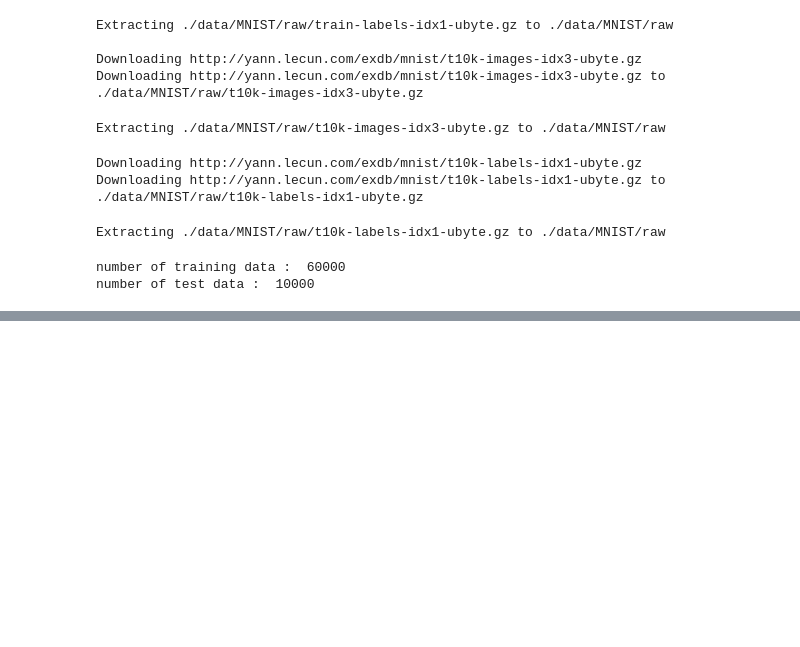
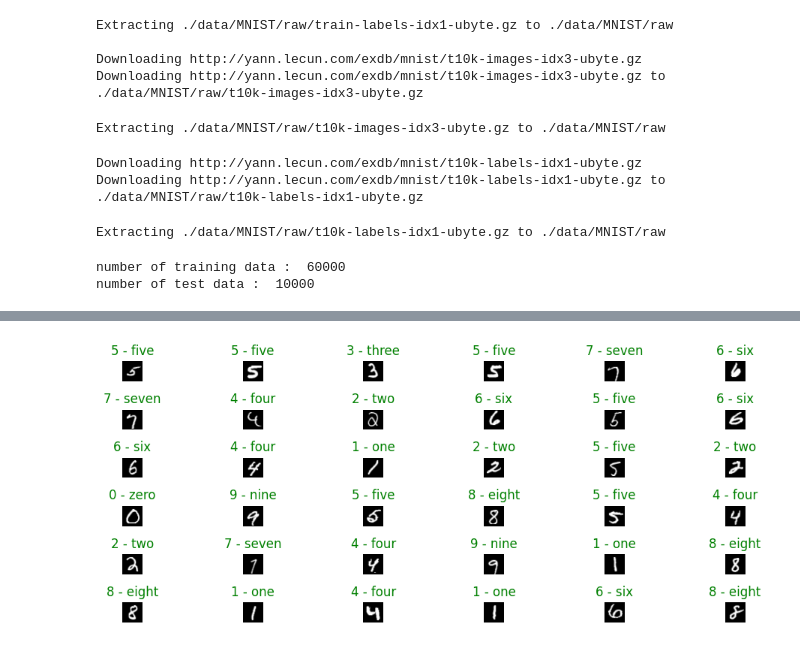
Before and after one commit to champsleague/ComputerVision, a Jupyter notebook: AL_01.ipynb, the cells around one changed output, grey strips where cells are left out. Drawn from its saved outputs; the diff is of its cells as text; code cells hidden in the pictures; blank space fills up the shorter version.

```diff
--- a/AL_01.ipynb
+++ b/AL_01.ipynb
@@ -59,0 +166,15 @@ number of test data :  10000
+# %%
+# Model Evaluation
+
+model.eval()
+model = model.to(device)
+correct = 0 # 정답 개수 저장 및 확인
+
+for data, target in test_gen:
+  data = data.to(device)
+  target = target.to(device)
+  output = model(data)
+  prediction = output.data.max(1)[1] # Softmax 값이 가장 큰 index를 예측
+  correct += prediction.eq(target.data).sum()
+
+print('Test set: Accuracy: {:.2f}%'.format(100 * correct / len(test_gen.dataset)))
@@ -59,0 +183,5 @@ number of test data :  10000
+# %%
+# Visualization
+
+class_names = train_data.classes
+class_names
@@ -59,0 +199,27 @@ number of test data :  10000
+# %%
+image, label = test_data[0]
+
+# See random images with their labels
+torch.manual_seed(42)  # setting random seed
+import matplotlib.pyplot as plt
+%matplotlib inline
+fig = plt.figure(figsize=(12, 4))
+
+rows, cols = 6, 6
+for i in range(1, (rows * cols) + 1):
+    random_idx = torch.randint(0, len(test_data), size=[1]).item()
+    img, label_gt = test_data[random_idx]
+    img_temp = img.unsqueeze(dim=0).to(device)
+    # print(img.shape)
+    label_pred = torch.argmax(model(img_temp))
+    fig.add_subplot(rows, cols, i)
+    img = img.permute(1, 2, 0)    # CWH --> WHC
+    plt.imshow(img, cmap='gray')
+    if label_pred == label_gt:
+        plt.title(class_names[label_pred], color='g') # for correct prediction
+    else:
+        plt.title(class_names[label_pred], color='r') # for incorrect prediction
+    plt.axis(False)
+    plt.tight_layout();
+# %% [output]
+[figure, added]
```
Also changed, not shown: parts of 7 cells of this notebook.
